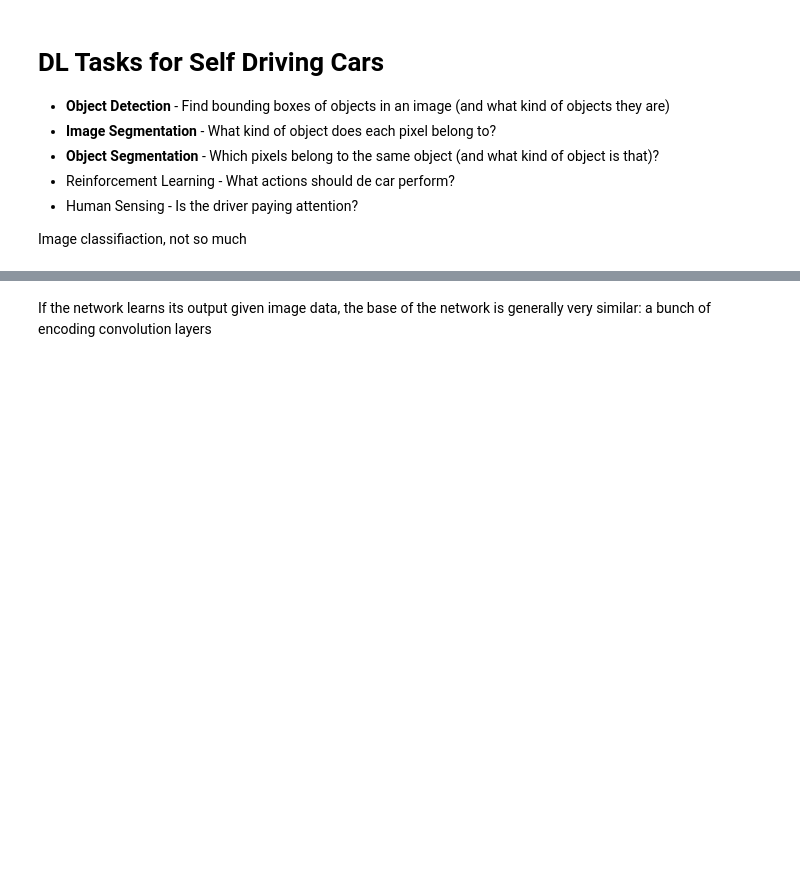
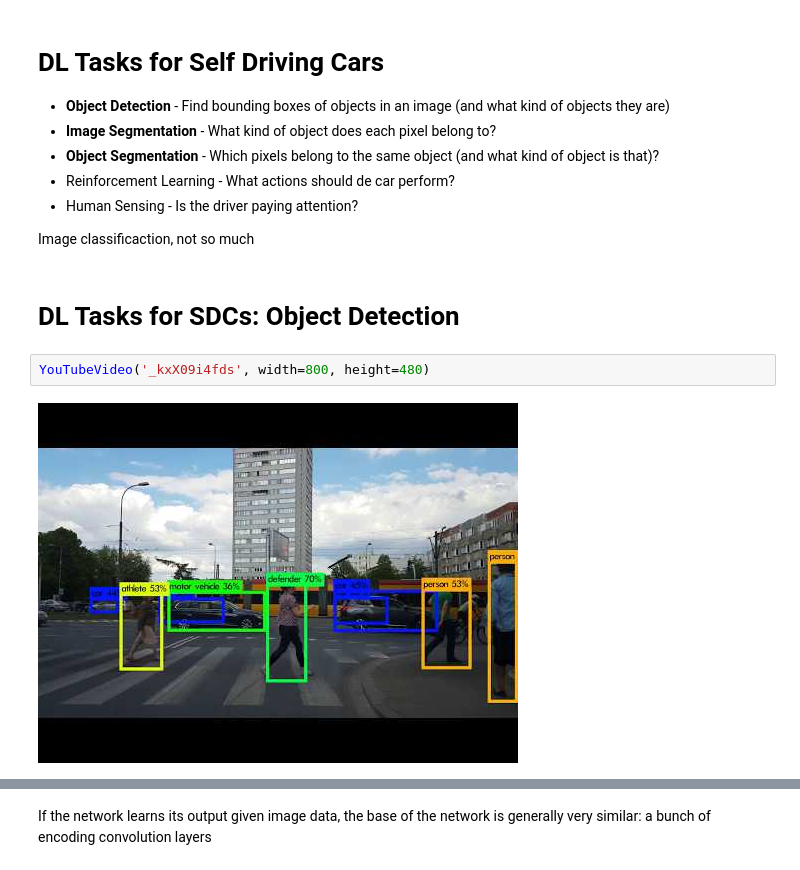
Before and after one commit to sgvandijk/notebooks, a Jupyter notebook: practical_deep_learning/practical_deep_learning.ipynb, the cells around one changed output, grey strips where cells are left out. Cells and saved outputs as stored; diff of their text form; blank space fills up the shorter version.

```diff
--- a/practical_deep_learning/practical_deep_learning.ipynb
+++ b/practical_deep_learning/practical_deep_learning.ipynb
@@ -100,7 +106,13 @@ OK, we can live with that, as long as we can run it in our car. Can we...?
 * Reinforcement Learning - What actions should de car perform?
 * Human Sensing - Is the driver paying attention?
 
-Image classifiaction, not so much
+Image classificaction, not so much
+# %% [markdown]
+# DL Tasks for SDCs: Object Detection
+# %%
+YouTubeVideo('_kxX09i4fds', width=800, height=480)
+# %% [output]
+[figure, added]
 # %% [markdown]
 # DL Tasks for SDCs: Object Detection
 
```
Also changed, not shown: parts of 45 cells of this notebook, 13 other files.
